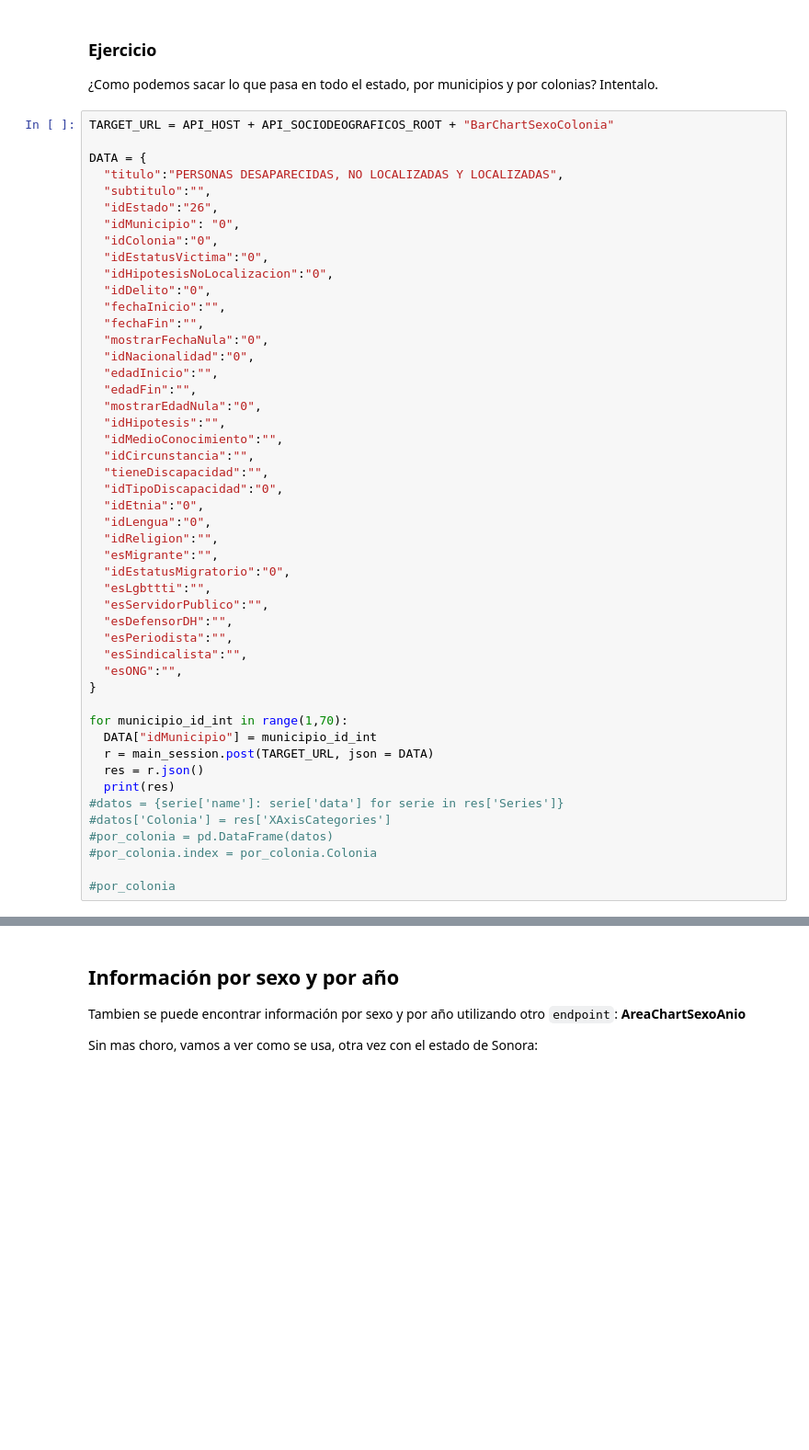
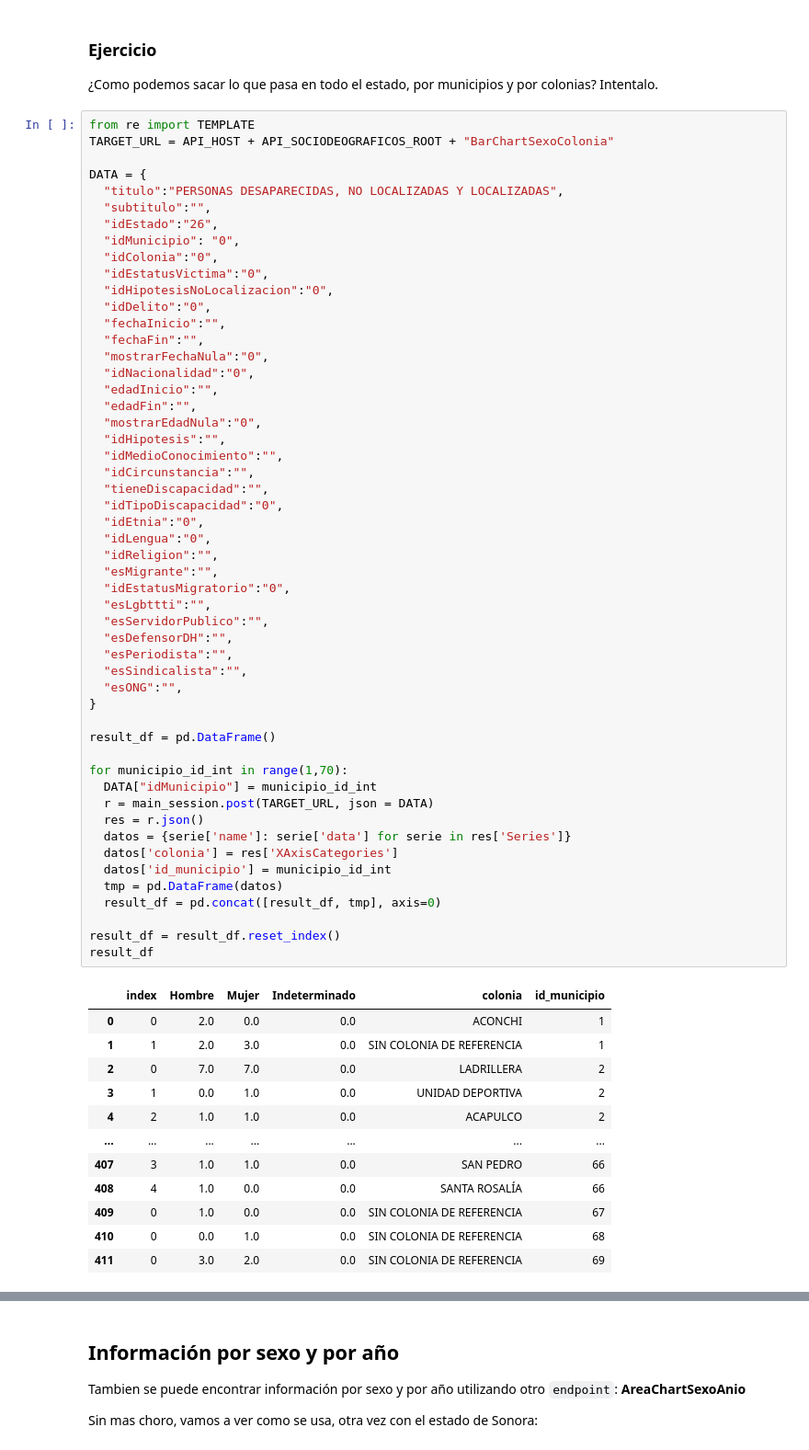
Before and after one commit to LFer-MM/mcd, a Jupyter notebook: feature_engineering/undoc_api_lfmm.ipynb, the cells around one changed output, grey strips where cells are left out. Shown at 92% size. Drawn from its saved outputs; the diff is of its cells as text; blank space fills up the shorter version.

```diff
--- a/feature_engineering/undoc_api_lfmm.ipynb
+++ b/feature_engineering/undoc_api_lfmm.ipynb
@@ -331,6 +331,7 @@ por_colonia
 
 ¿Como podemos sacar lo que pasa en todo el estado, por municipios y por colonias? Intentalo.
 # %%
+from re import TEMPLATE
 TARGET_URL = API_HOST + API_SOCIODEOGRAFICOS_ROOT + "BarChartSexoColonia"
 
 DATA = {
@@ -346,36 +347,51 @@ DATA = {
   "fechaFin":"",
   "mostrarFechaNula":"0",
   "idNacionalidad":"0",
   "edadInicio":"",
   "edadFin":"",
   "mostrarEdadNula":"0",
   "idHipotesis":"",
   "idMedioConocimiento":"",
   "idCircunstancia":"",
   "tieneDiscapacidad":"",
   "idTipoDiscapacidad":"0",
   "idEtnia":"0",
   "idLengua":"0",
   "idReligion":"",
   "esMigrante":"",
   "idEstatusMigratorio":"0",
   "esLgbttti":"",
   "esServidorPublico":"",
   "esDefensorDH":"",
   "esPeriodista":"",
   "esSindicalista":"",
   "esONG":"",
 }
 
+result_df = pd.DataFrame()
+
 for municipio_id_int in range(1,70):
   DATA["idMunicipio"] = municipio_id_int
   r = main_session.post(TARGET_URL, json = DATA)
   res = r.json()
-  print(res)
-#datos = {serie['name']: serie['data'] for serie in res['Series']}
-#datos['Colonia'] = res['XAxisCategories']
-#por_colonia = pd.DataFrame(datos)
-#por_colonia.index = por_colonia.Colonia
+  datos = {serie['name']: serie['data'] for serie in res['Series']}
+  datos['colonia'] = res['XAxisCategories']
+  datos['id_municipio'] = municipio_id_int
+  tmp = pd.DataFrame(datos)
+  result_df = pd.concat([result_df, tmp], axis=0)
 
-#por_colonia
+result_df = result_df.reset_index()
+result_df
 # %% [output]
+|  | index | Hombre | Mujer | Indeterminado | colonia | id_municipio |
+| 0 | 0 | 2.0 | 0.0 | 0.0 | ACONCHI | 1 |
+| 1 | 1 | 2.0 | 3.0 | 0.0 | SIN COLONIA DE REFERENCIA | 1 |
+| 2 | 0 | 7.0 | 7.0 | 0.0 | LADRILLERA | 2 |
+| 3 | 1 | 0.0 | 1.0 | 0.0 | UNIDAD DEPORTIVA | 2 |
+| 4 | 2 | 1.0 | 1.0 | 0.0 | ACAPULCO | 2 |
+| ... | ... | ... | ... | ... | ... | ... |
+| 407 | 3 | 1.0 | 1.0 | 0.0 | SAN PEDRO | 66 |
+| 408 | 4 | 1.0 | 0.0 | 0.0 | SANTA ROSALÍA | 66 |
+| 409 | 0 | 1.0 | 0.0 | 0.0 | SIN COLONIA DE REFERENCIA | 67 |
+| 410 | 0 | 0.0 | 1.0 | 0.0 | SIN COLONIA DE REFERENCIA | 68 |
+| 411 | 0 | 3.0 | 2.0 | 0.0 | SIN COLONIA DE REFERENCIA | 69 |
```
Also changed, not shown: parts of 6 cells of this notebook.
